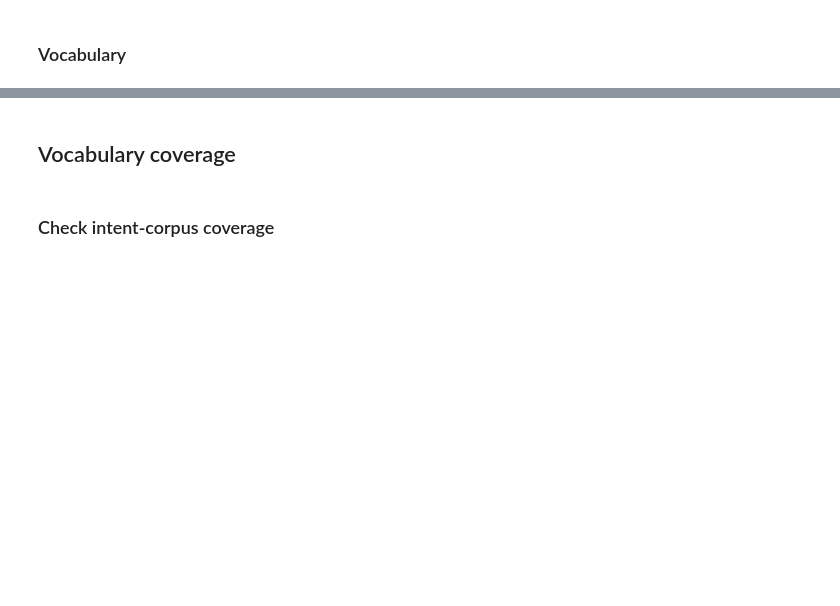
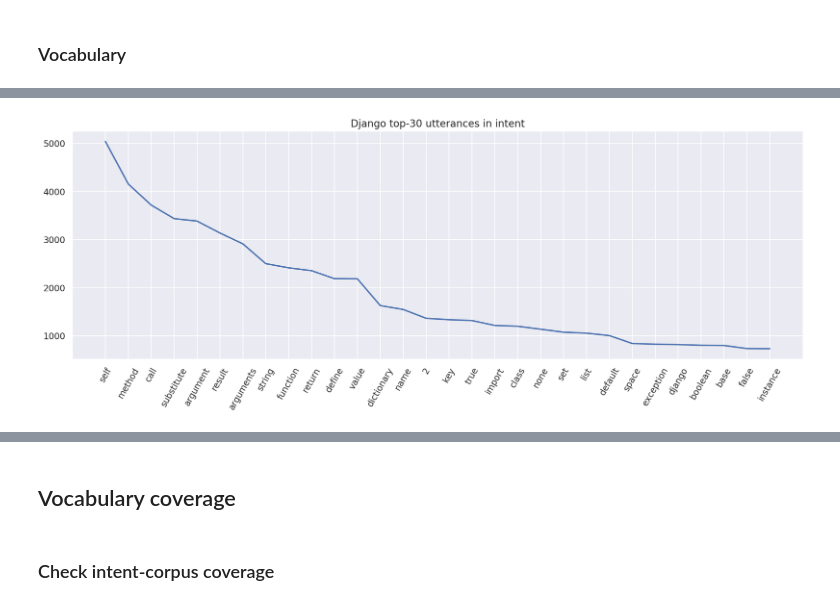
Before and after one commit to code-gen/exploration, a Jupyter notebook: notebooks/django_dataset.ipynb, the cells around one changed output, grey strips where cells are left out. Drawn from its saved outputs; the diff is of its cells as text; code cells hidden in the pictures; blank space fills up the shorter version.

Commit message:
Docstrings + Django updates.

```diff
--- a/notebooks/django_dataset.ipynb
+++ b/notebooks/django_dataset.ipynb
@@ -30,11 +30,11 @@ anno_file = '../../raw-datasets/django/all.anno'
 # %%
+code_file = '../../raw-datasets/django/all.code'
+anno_file = '../../raw-datasets/django/all.anno'
+
 code_lines = [l.strip() for l in open(code_file, "rt").readlines()]
 anno_lines = [l.strip() for l in open(anno_file, "rt").readlines()]
 
-print(len(code_lines))
+assert len(code_lines) == len(anno_lines)
+print('dataset size:', len(code_lines))
 
-assert len(code_lines) == len(anno_lines)
-
-example = namedtuple("Example", ["code", "label"])
-
-data = list(map(lambda x : example(*x), zip(code_lines, anno_lines)))
+df = pd.DataFrame({'anno': anno_lines, 'code': code_lines})
@@ -46,0 +43,4 @@ for i in range(len(data[:1])):
+# %%
+a, c = df.iloc[np.random.randint(len(df))].values
+print('>', a)
+print('>', c)
@@ -65,12 +68,10 @@ def clean_text(x):
 
     return x
 # %%
-# random.sample(anno_lines, 1)[0].split()
-
 tokenizer = RegexpTokenizer(r'\w+')
-
 anno_vocab = Counter()
 
 for a in tqdm(anno_lines):
-    for w in filter(lambda x : x not in stopWords, tokenizer.tokenize(a)):
-        anno_vocab[w.lower()] += 1
+    toks = set(tokenizer.tokenize(a)) - stopWords
+    for tok in toks:
+        anno_vocab[tok.lower()] += 1
@@ -77,13 +80,14 @@ for a in tqdm(anno_lines):
 # %%
 n = 30
 words, counts = zip(*anno_vocab.most_common(n))
 
-plt.figure(figsize=(int(0.64 * n),6))
-plt.xticks(range(len(words)), words, rotation=60, fontsize=20)
-plt.yticks(fontsize=20)
+plt.figure(figsize=(int(0.5 * n), 6))
+plt.xticks(range(len(words)), words, rotation=60, fontsize=12)
+plt.yticks(fontsize=12)
 # plt.yscale('symlog')
-plt.plot(range(len(words)), counts, 'b-', linewidth=5)
-plt.grid()
-plt.title('Django top-%d utterances in intent' % n, size=20)
+plt.plot(range(len(words)), counts, 'b-', linewidth=2)
+plt.title('Django top-%d utterances in intent' % n, size=14)
 plt.tight_layout()
 plt.show()
+# %% [output]
+[figure, added]
```
Also changed, not shown: parts of 10 cells of this notebook, 2 other files.
